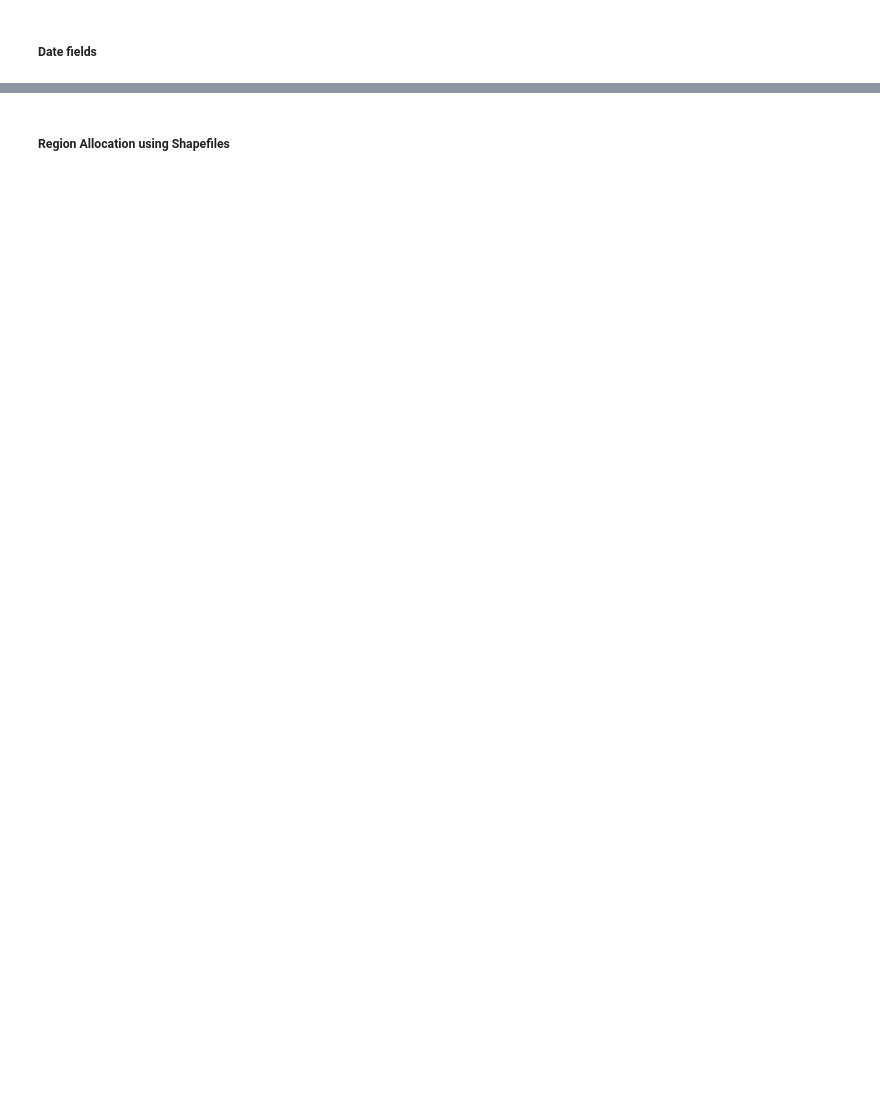
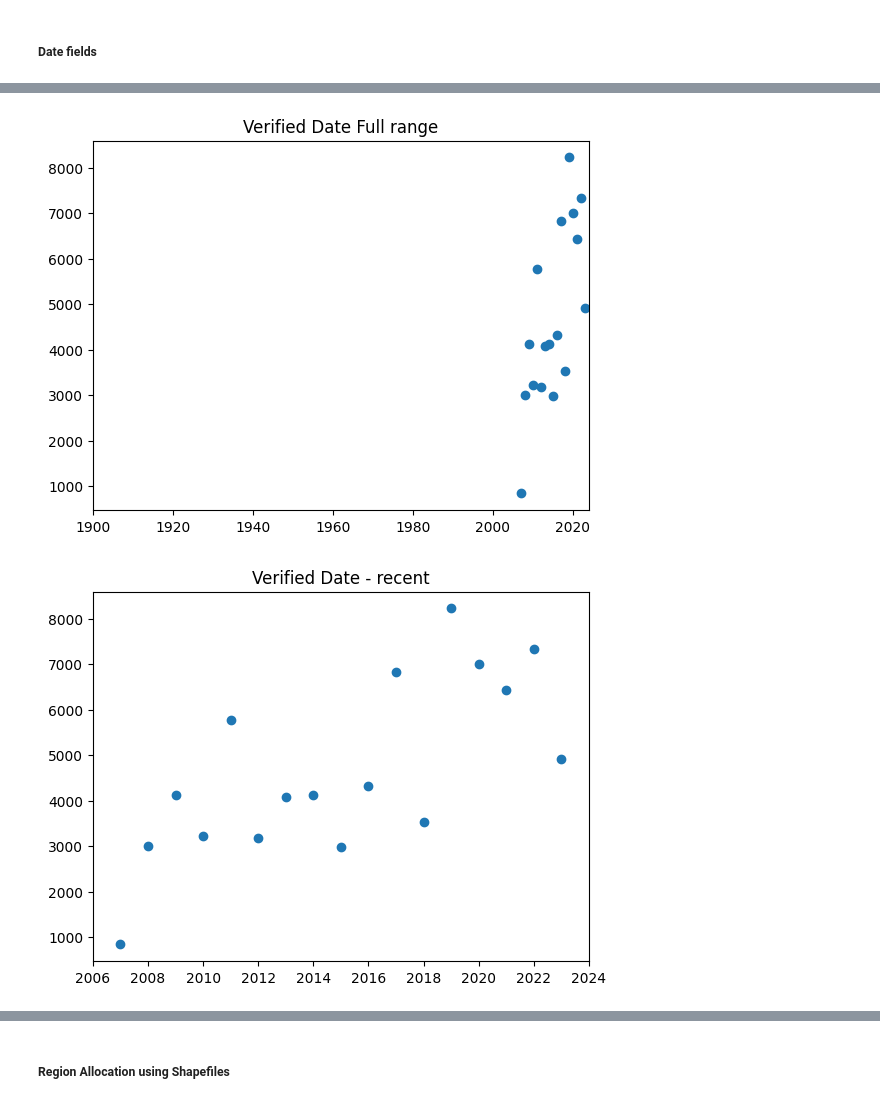
Before and after one commit to tabular18/ancient-trees, a Jupyter notebook: ancientTreeEDA.ipynb, the cells around one changed output, grey strips where cells are left out. Cells and saved outputs as stored; diff of their text form; code cells hidden in the pictures; blank space fills up the shorter version.

```diff
--- a/ancientTreeEDA.ipynb
+++ b/ancientTreeEDA.ipynb
@@ -508,0 +598,19 @@ array(['2/21/2011 12:00:00 AM', '8/22/2007 12:00:00 AM',
+# %%
+from datetime import datetime as dt
+# VerifiedDate in US format - convert to plot
+rawData.VerifiedDate=rawData.VerifiedDate.fillna('01/01/9999 12:00:00 AM')
+rawData['VerifiedDate_converted']=rawData.VerifiedDate.apply(lambda x: dt.strptime(x, '%m/%d/%Y %H:%M:%S %p'))
+print(f'min: {rawData["VerifiedDate_converted"].min()}, max: {rawData[rawData.VerifiedDate!="01/01/9999 12:00:00 AM"]["VerifiedDate_converted"].max()}')
+
+rawData['VerifiedDate_year']=rawData.VerifiedDate_converted.apply(lambda x: x.year)
+_=rawData['VerifiedDate_year'].value_counts().reset_index()
+l=plt.scatter(x=_.VerifiedDate_year, y=_['count'])
+plt.xlim( 1900,2024)
+plt.title('Verified Date Full range')
+plt.show()
+
+l=plt.scatter(x=_.VerifiedDate_year, y=_['count'])
+l=plt.xlim(2006, 2024)
+plt.title('Verified Date - recent')
+plt.show()
+# %% [output]
@@ -509,3 +618,5 @@ array(['2/21/2011 12:00:00 AM', '8/22/2007 12:00:00 AM',
+[figure, added]
+[figure, added]
 # %% [markdown]
 ### Observations
 - Granularity is at the Id/objectId level. These two are not identical but are both unique identifiers, always numerical
```
Also changed, not shown: parts of 68 cells of this notebook, 5 other files.
